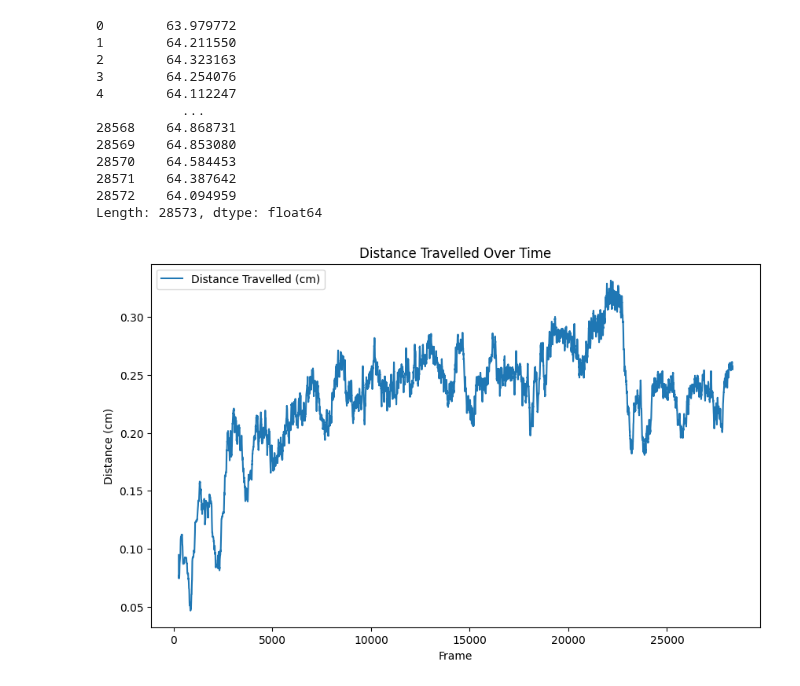
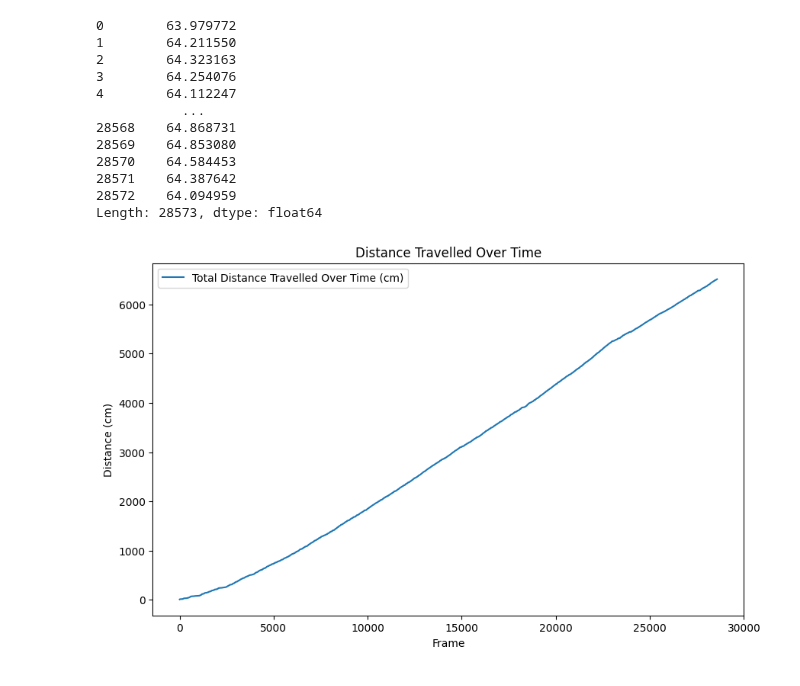
Before and after one commit to nathan-y-lee/JFlab-analysis, a Jupyter notebook: notebooks/joseph_analysis.ipynb, the cells around one changed output. Saved outputs shown, nothing was run; the diff lists cells and outputs as text; code cells hidden in the pictures.

```diff
--- a/notebooks/joseph_analysis.ipynb
+++ b/notebooks/joseph_analysis.ipynb
@@ -54,21 +54,23 @@ print(box_length_pixel)
 28572    64.094959
 Length: 28573, dtype: float64
 # %%
+import numpy as np
+
 dist_top_left = euclidean_distance(body_x, body_y, top_left_x, top_left_y)
 dist_top_left_cm = dist_top_left * cm_pixel_ratio  # Distance from top left to body in cm
 
 distance_travelled = abs(dist_top_left_cm.diff())
-distance_travelled_rolling = distance_travelled.rolling(window=500, center=True).mean()
+total_distance_travelled = np.cumsum(distance_travelled)
 
 import seaborn as sns
 import matplotlib.pyplot as plt
 
 plt.figure(figsize=(10, 6))
-sns.lineplot(data=distance_travelled_rolling, label='Distance Travelled (cm)')
+sns.lineplot(data=total_distance_travelled, label='Total Distance Travelled Over Time (cm)')
 plt.title('Distance Travelled Over Time')
 plt.xlabel('Frame')
 plt.ylabel('Distance (cm)')
 plt.show()
 # %% [output]
-[figure, old version]
+[figure, new version]
 # %%
```
Also changed, not shown: parts of 1 cell of this notebook.
